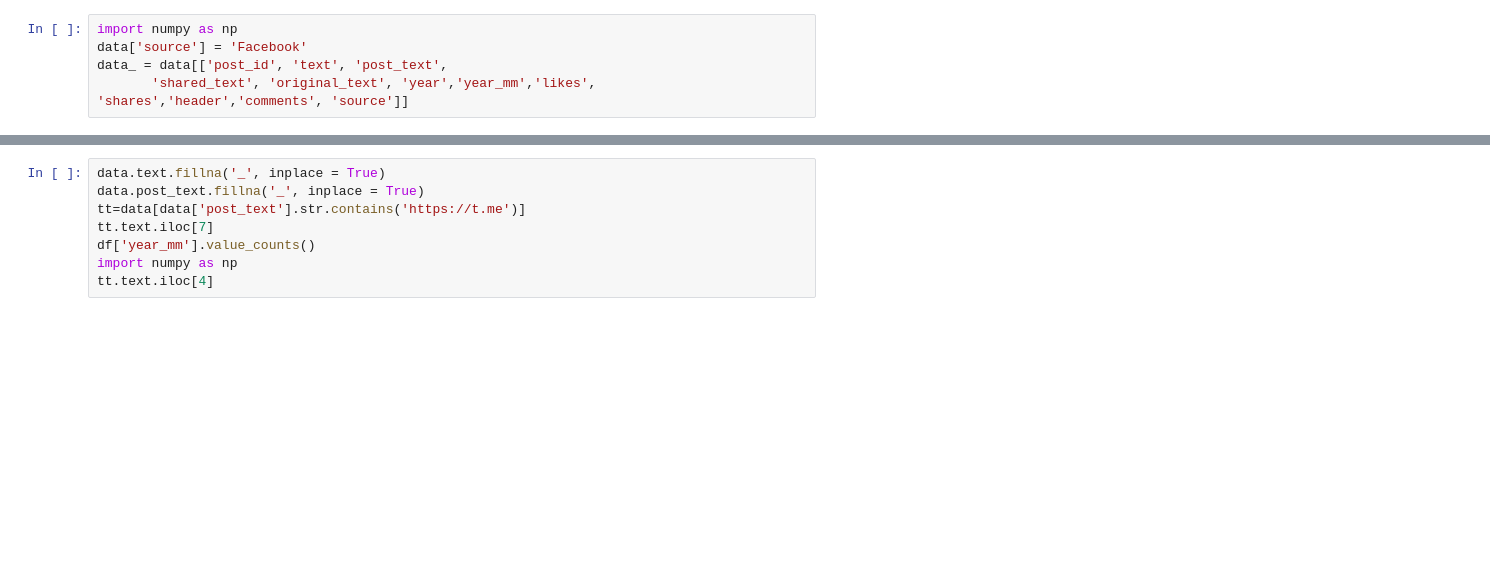
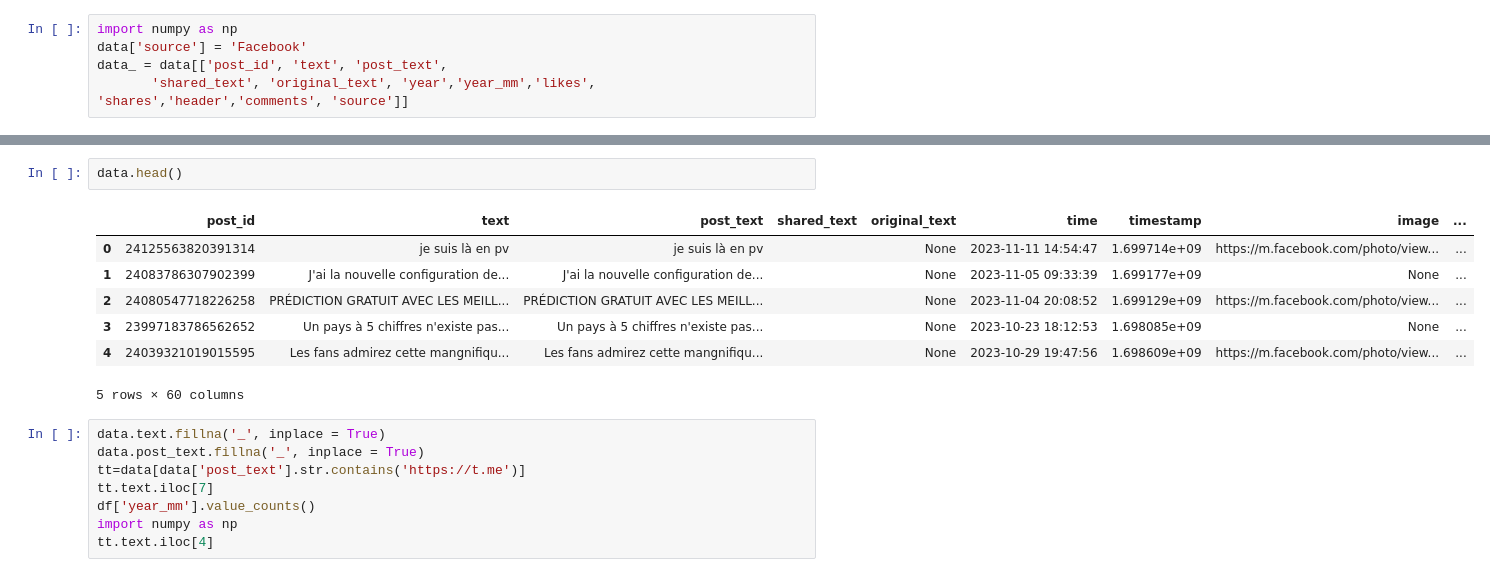
Before and after one commit to elhdiagne3/FraudData_scraping, a Jupyter notebook: All_Faceb_posts.ipynb, the cells around one changed output, grey strips where cells are left out. Saved outputs shown, nothing was run; the diff lists cells and outputs as text; blank space fills up the shorter version.

```diff
--- a/All_Faceb_posts.ipynb
+++ b/All_Faceb_posts.ipynb
@@ -161,6 +169,16 @@ post_type
 fraud_post        6085
 not_fraud_post    1702
 Name: count, dtype: int64
+# %%
+data.head()
+# %% [output]
+|  | post_id | text | post_text | shared_text | original_text | time | timestamp | image | ... |
+| 0 | 24125563820391314 | je suis là en pv | je suis là en pv |  | None | 2023-11-11 14:54:47 | 1.699714e+09 | https://m.facebook.com/photo/view... | ... |
+| 1 | 24083786307902399 | J'ai la nouvelle configuration de... | J'ai la nouvelle configuration de... |  | None | 2023-11-05 09:33:39 | 1.699177e+09 | None | ... |
+| 2 | 24080547718226258 | PRÉDICTION GRATUIT AVEC LES MEILL... | PRÉDICTION GRATUIT AVEC LES MEILL... |  | None | 2023-11-04 20:08:52 | 1.699129e+09 | https://m.facebook.com/photo/view... | ... |
+| 3 | 23997183786562652 | Un pays à 5 chiffres n'existe pas... | Un pays à 5 chiffres n'existe pas... |  | None | 2023-10-23 18:12:53 | 1.698085e+09 | None | ... |
+| 4 | 24039321019015595 | Les fans admirez cette mangnifiqu... | Les fans admirez cette mangnifiqu... |  | None | 2023-10-29 19:47:56 | 1.698609e+09 | https://m.facebook.com/photo/view... | ... |
+5 rows × 60 columns
 # %%
 data.text.fillna('_', inplace = True)
 data.post_text.fillna('_', inplace = True)
```
Also changed, not shown: parts of 13 cells of this notebook, 3 other files.
